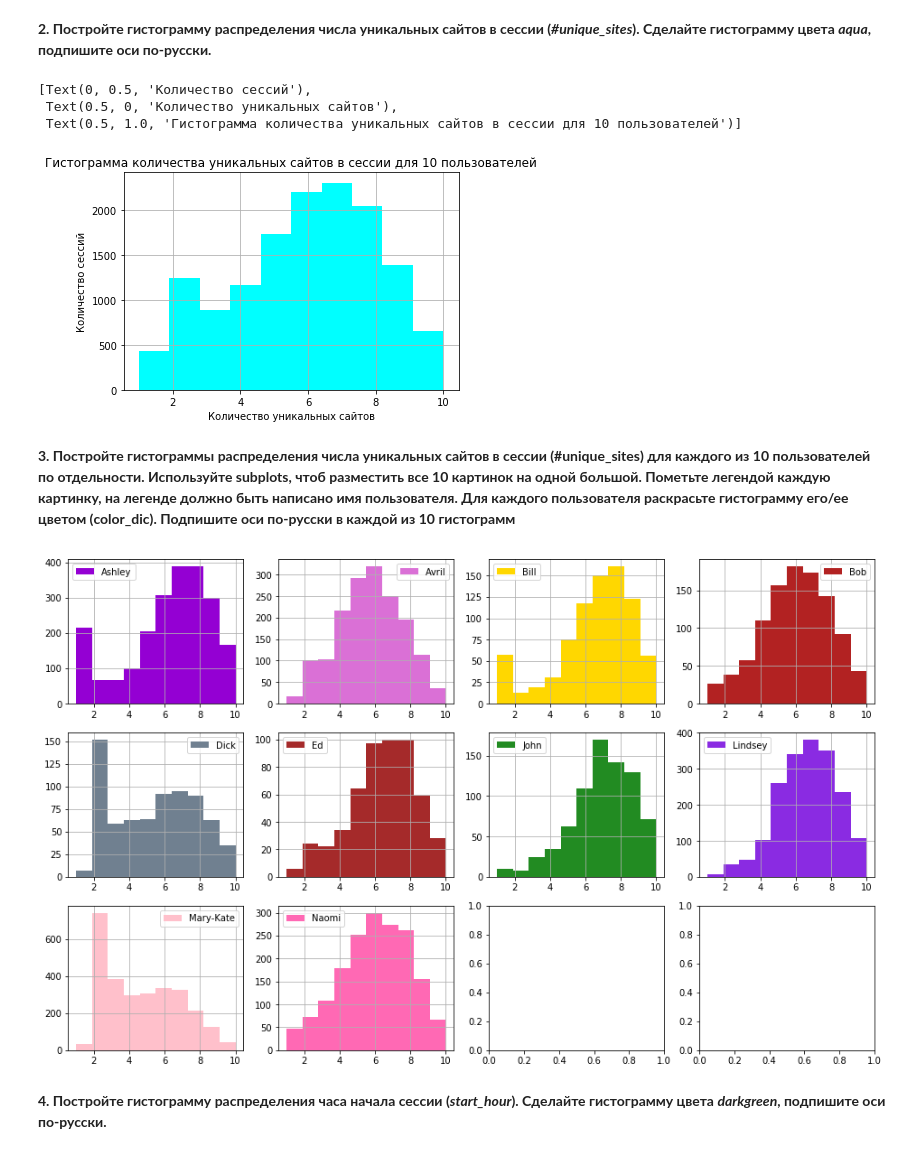
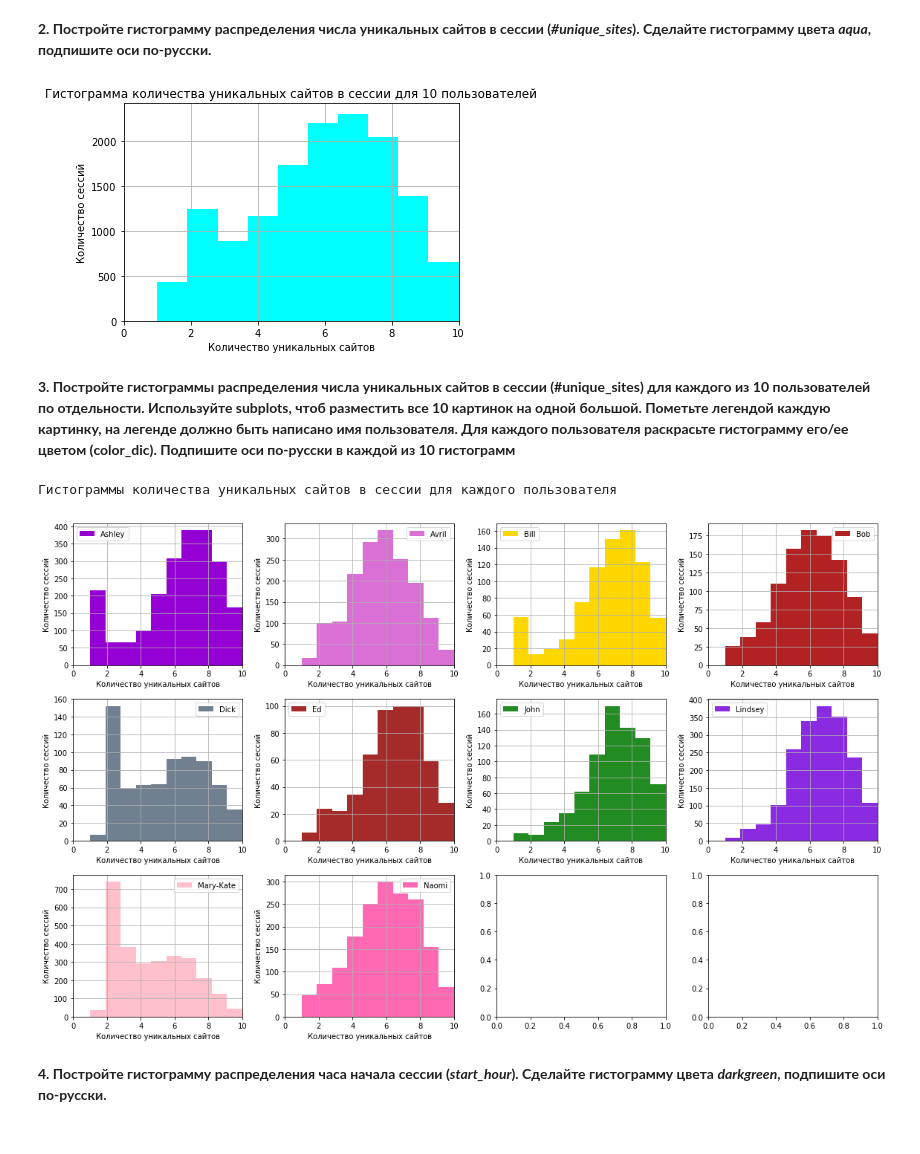
Before and after one commit to n-surkov/coursera_ml, a Jupyter notebook: solution/week3_visual_analysis_and_fe.ipynb, the cells around one changed output. Drawn from its saved outputs; the diff is of its cells as text; code cells hidden in the pictures.

```diff
--- a/solution/week3_visual_analysis_and_fe.ipynb
+++ b/solution/week3_visual_analysis_and_fe.ipynb
@@ -248,23 +246,28 @@ plot1.set(xlabel='Продолжительность сессии в секун
 plot2 = train_data_10users['#unique_sites'].hist(color='aqua')
 plot2.set(xlabel='Количество уникальных сайтов',
           ylabel='Количество сессий',
-          title='Гистограмма количества уникальных сайтов в сессии для 10 пользователей')
+          title='Гистограмма количества уникальных сайтов в сессии для 10 пользователей',
+          xlim=[0, 10])
+print()
 # %% [output]
-[Text(0, 0.5, 'Количество сессий'),
- Text(0.5, 0, 'Количество уникальных сайтов'),
- Text(0.5, 1.0, 'Гистограмма количества уникальных сайтов в сессии для 10 пользователей')]
-[figure, old version]
+[figure, new version]
 # %% [markdown]
 **3. Постройте гистограммы распределения числа уникальных сайтов в сессии (#unique_sites) для каждого из 10 пользователей по отдельности. Используйте subplots, чтоб разместить все 10 картинок на одной большой. Пометьте легендой каждую картинку, на легенде должно быть написано имя пользователя. Для каждого пользователя раскрасьте гистограмму его/ее цветом (color_dic). Подпишите оси по-русски в каждой из 10 гистограмм**
 # %%
 fig, axes = plt.subplots(nrows=3, ncols=4, figsize=(16, 10))
 
 # как вариант, можно и по-другому
 for idx, (user, sub_df) in  enumerate(train_data_10users.groupby('target')):
      sub_df['#unique_sites'].hist(ax=axes[idx // 4, idx % 4], color=color_dic[user], label=user)
+     axes[idx // 4, idx % 4].set(xlabel='Количество уникальных сайтов',
+                                 ylabel='Количество сессий',
+                                 xlim=[0, 10])
      axes[idx // 4, idx % 4].legend()
+fig.tight_layout()
+print('Гистограммы количества уникальных сайтов в сессии для каждого пользователя')
 # %% [output]
+Гистограммы количества уникальных сайтов в сессии для каждого пользователя
-[figure, old version]
+[figure, new version]
 # %% [markdown]
 **4. Постройте гистограмму распределения часа начала сессии (*start_hour*). Сделайте гистограмму цвета *darkgreen*, подпишите оси по-русски.**
 # %%
```
Also changed, not shown: parts of 19 cells of this notebook.
